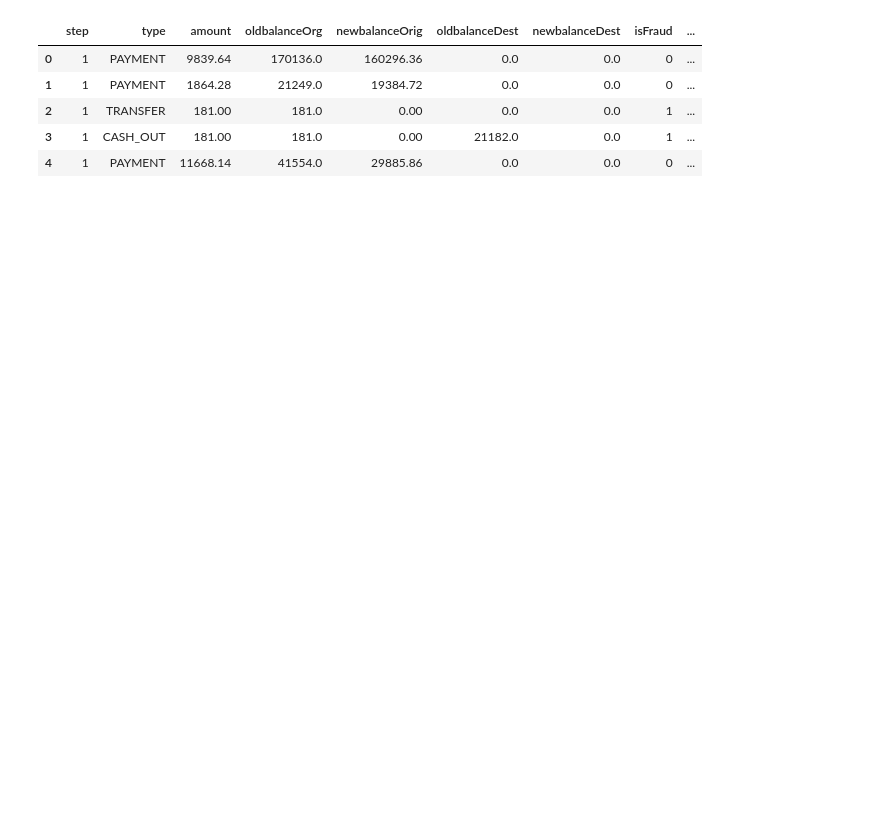
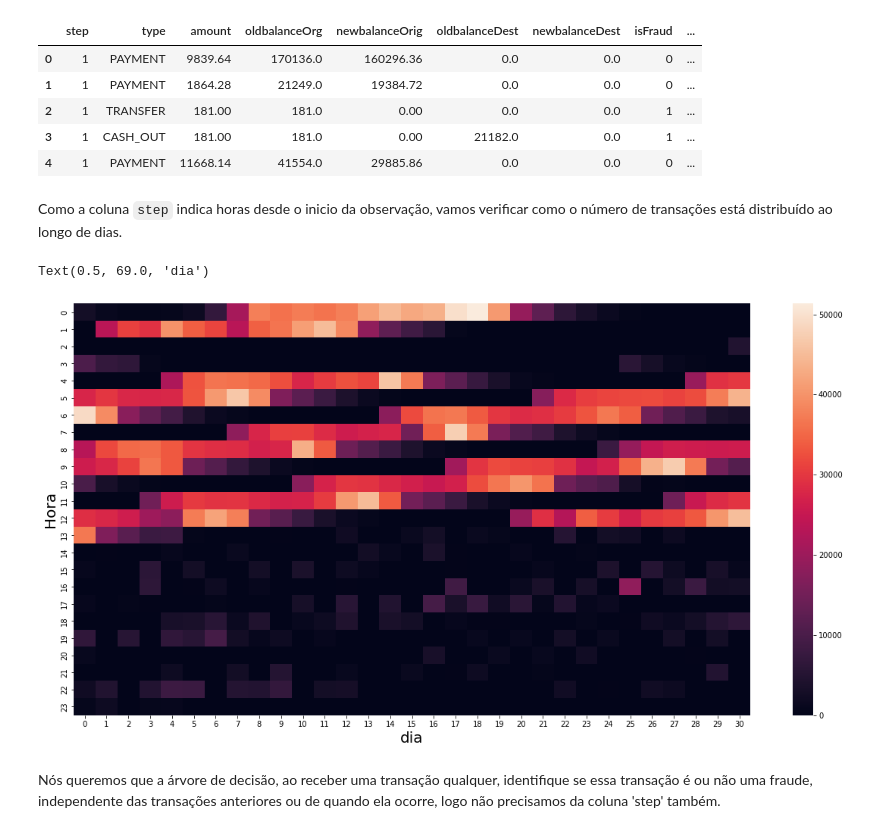
Before and after one commit to TheDramaturgy/ArtificialInteligence, a Jupyter notebook: TrabalhoArvoreDecisao/01_modelo.ipynb, the cells around one changed output. Saved outputs shown, nothing was run; the diff lists cells and outputs as text; code cells hidden in the pictures; blank space fills up the shorter version.

```diff
--- a/TrabalhoArvoreDecisao/01_modelo.ipynb
+++ b/TrabalhoArvoreDecisao/01_modelo.ipynb
@@ -51,3 +103,22 @@ reduced_data.head()
 | 2 | 1 | TRANSFER | 181.00 | 181.0 | 0.00 | 0.0 | 0.0 | 1 | ... |
 | 3 | 1 | CASH_OUT | 181.00 | 181.0 | 0.00 | 21182.0 | 0.0 | 1 | ... |
 | 4 | 1 | PAYMENT | 11668.14 | 41554.0 | 29885.86 | 0.0 | 0.0 | 0 | ... |
+# %% [markdown]
+Como a coluna `step` indica horas desde o inicio da observação, vamos verificar como o número de transações está distribuído ao longo de dias.
+# %%
+
+stepAmounts = data.groupby('step').size().array
+stepAmounts = numpy.array(stepAmounts, dtype=object)
+stepAmounts = numpy.append(stepAmounts, 0)
+stepAmounts = stepAmounts.reshape(24, int(numpy.ceil(len(stepAmounts)/24)))
+stepAmounts = stepAmounts.astype(float)
+# %%
+fig, ax = plt.subplots(figsize=(20, 10))
+ax = seaborn.heatmap(stepAmounts)
+ax.set_ylabel('Hora', fontsize=20)
+ax.set_xlabel('dia', fontsize=20)
+# %% [output]
+Text(0.5, 69.0, 'dia')
+[figure, added]
+# %% [markdown]
+Nós queremos que a árvore de decisão, ao receber uma transação qualquer, identifique se essa transação é ou não uma fraude, independente das transações anteriores ou de quando ela ocorre, logo não precisamos da coluna 'step' também.
```
Also changed, not shown: parts of 9 cells of this notebook.
